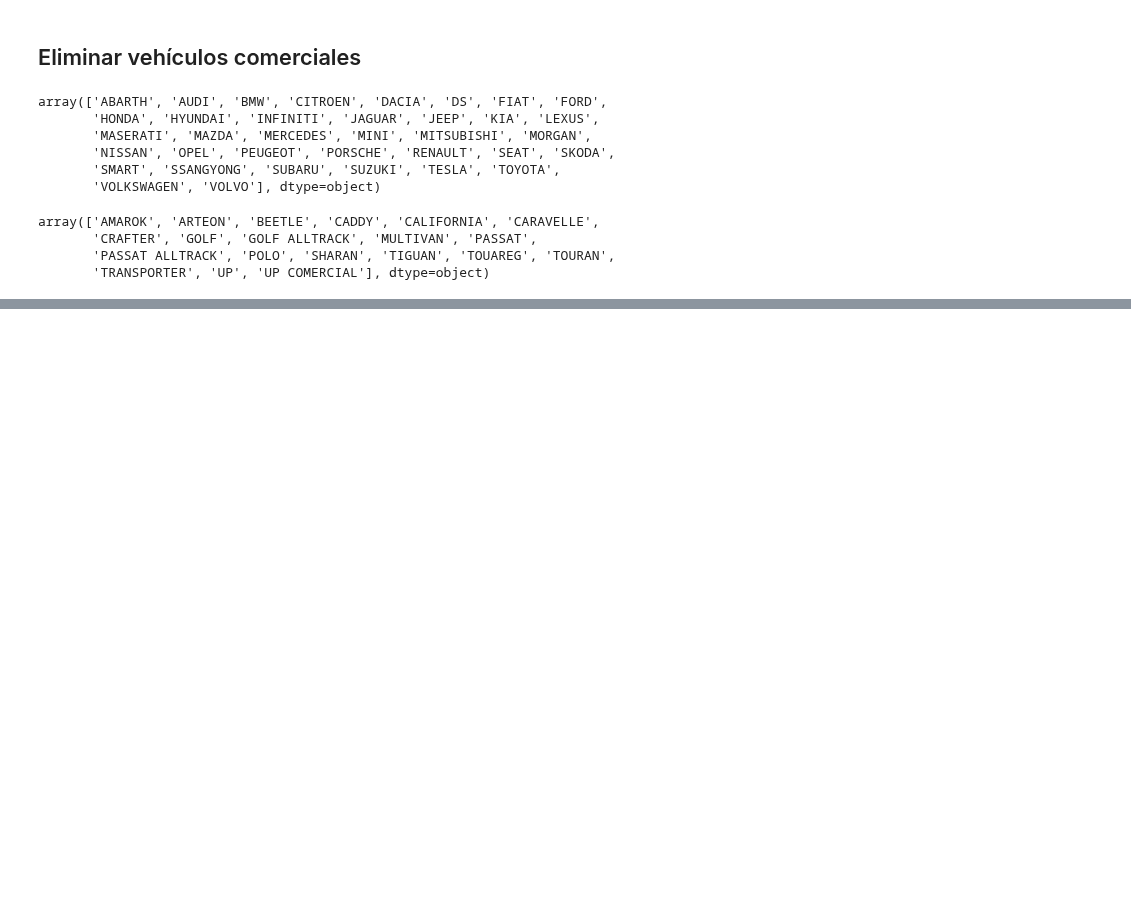
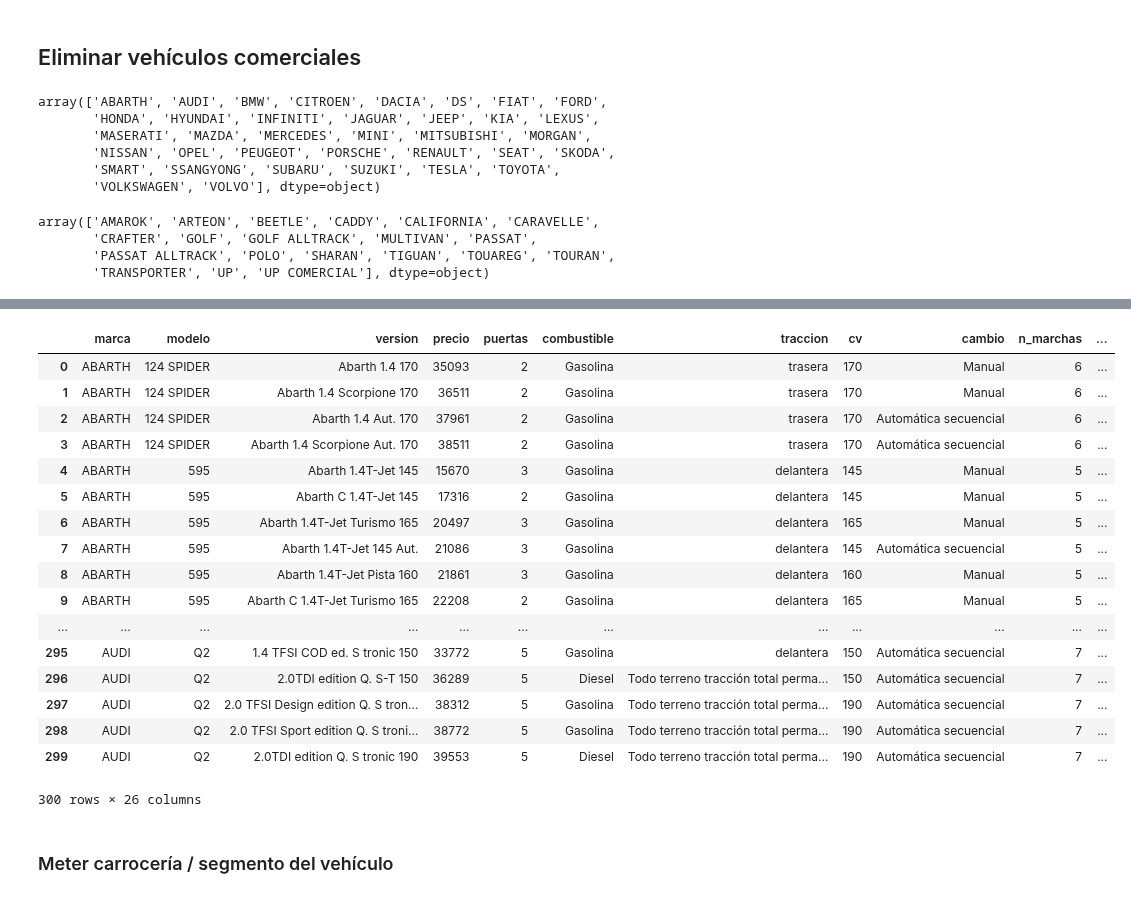
Before and after one commit to prealfer/TFM_Recomendador_de_automoviles, a Jupyter notebook: Construcción Dataframe definitivo.ipynb, the cells around one changed output, grey strips where cells are left out. Saved outputs shown, nothing was run; the diff lists cells and outputs as text; code cells hidden in the pictures; blank space fills up the shorter version.

```diff
--- a/Construcción Dataframe definitivo.ipynb
+++ b/Construcción Dataframe definitivo.ipynb
@@ -331,0 +565,33 @@ df.head(100)
+# %%
+def seleccion_maleteros(row):
+    if row['maletero']!='No hay':
+        return row['maletero']
+    elif(row['maletero2']!='No hay'):
+        return row['maletero2']
+    else:
+        return 'No'
+# %%
+df["maleteros"] = datos.apply(seleccion_maleteros, axis=1)
+# %%
+df.head(300)
+# %% [output]
+|  | marca | modelo | version | precio | puertas | combustible | traccion | cv | cambio | n_marchas | ... |
+| 0 | ABARTH | 124 SPIDER | Abarth 1.4 170 | 35093 | 2 | Gasolina | trasera | 170 | Manual | 6 | ... |
+| 1 | ABARTH | 124 SPIDER | Abarth 1.4 Scorpione 170 | 36511 | 2 | Gasolina | trasera | 170 | Manual | 6 | ... |
+| 2 | ABARTH | 124 SPIDER | Abarth 1.4 Aut. 170 | 37961 | 2 | Gasolina | trasera | 170 | Automática secuencial | 6 | ... |
+| 3 | ABARTH | 124 SPIDER | Abarth 1.4 Scorpione Aut. 170 | 38511 | 2 | Gasolina | trasera | 170 | Automática secuencial | 6 | ... |
+| 4 | ABARTH | 595 | Abarth 1.4T-Jet 145 | 15670 | 3 | Gasolina | delantera | 145 | Manual | 5 | ... |
+| 5 | ABARTH | 595 | Abarth C 1.4T-Jet 145 | 17316 | 2 | Gasolina | delantera | 145 | Manual | 5 | ... |
+| 6 | ABARTH | 595 | Abarth 1.4T-Jet Turismo 165 | 20497 | 3 | Gasolina | delantera | 165 | Manual | 5 | ... |
+| 7 | ABARTH | 595 | Abarth 1.4T-Jet 145 Aut. | 21086 | 3 | Gasolina | delantera | 145 | Automática secuencial | 5 | ... |
+| 8 | ABARTH | 595 | Abarth 1.4T-Jet Pista 160 | 21861 | 3 | Gasolina | delantera | 160 | Manual | 5 | ... |
+| 9 | ABARTH | 595 | Abarth C 1.4T-Jet Turismo 165 | 22208 | 2 | Gasolina | delantera | 165 | Manual | 5 | ... |
+| ... | ... | ... | ... | ... | ... | ... | ... | ... | ... | ... | ... |
+| 295 | AUDI | Q2 | 1.4 TFSI COD ed. S tronic 150 | 33772 | 5 | Gasolina | delantera | 150 | Automática secuencial | 7 | ... |
+| 296 | AUDI | Q2 | 2.0TDI edition Q. S-T 150 | 36289 | 5 | Diesel | Todo terreno tracción total perma... | 150 | Automática secuencial | 7 | ... |
+| 297 | AUDI | Q2 | 2.0 TFSI Design edition Q. S tron... | 38312 | 5 | Gasolina | Todo terreno tracción total perma... | 190 | Automática secuencial | 7 | ... |
+| 298 | AUDI | Q2 | 2.0 TFSI Sport edition Q. S troni... | 38772 | 5 | Gasolina | Todo terreno tracción total perma... | 190 | Automática secuencial | 7 | ... |
+| 299 | AUDI | Q2 | 2.0TDI edition Q. S tronic 190 | 39553 | 5 | Diesel | Todo terreno tracción total perma... | 190 | Automática secuencial | 7 | ... |
+300 rows × 26 columns
+# %% [markdown]
+### Meter carrocería / segmento del vehículo
```
Also changed, not shown: parts of 66 cells of this notebook.
